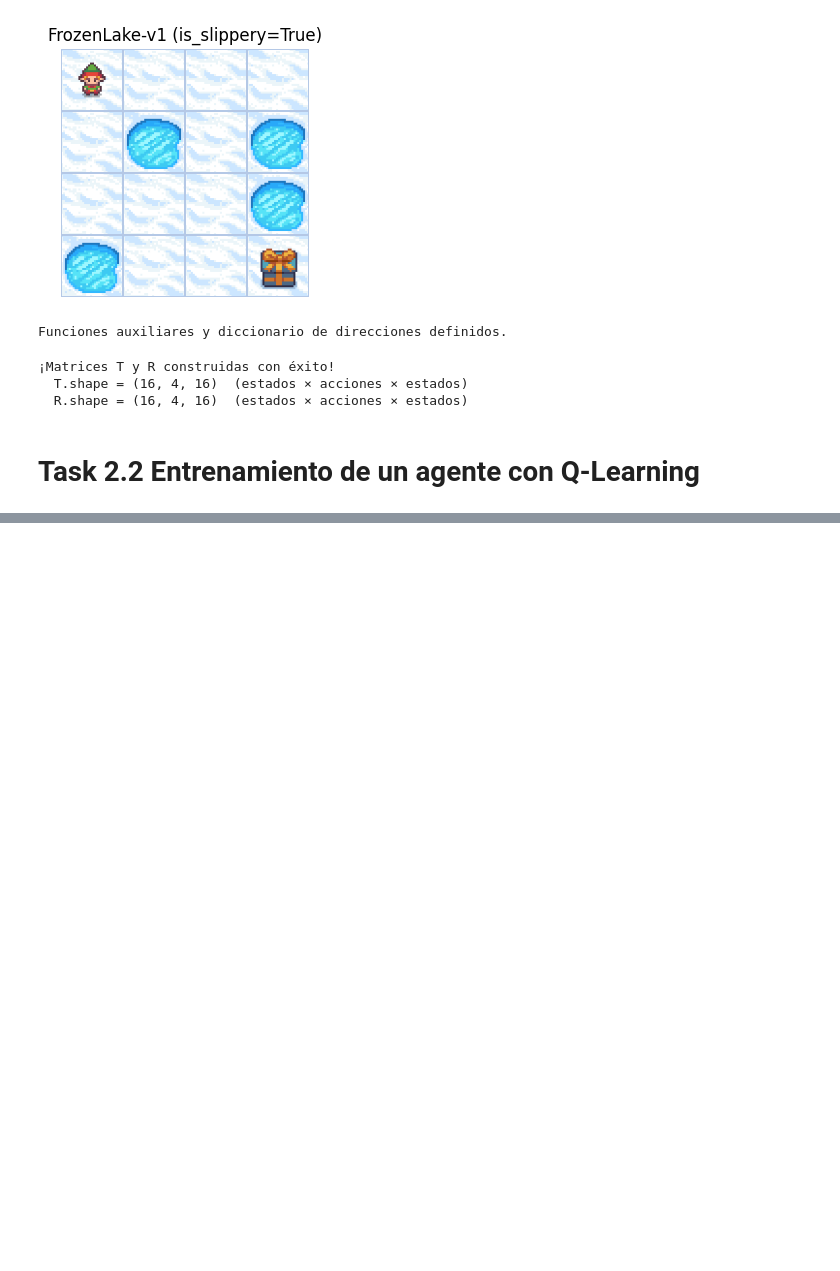
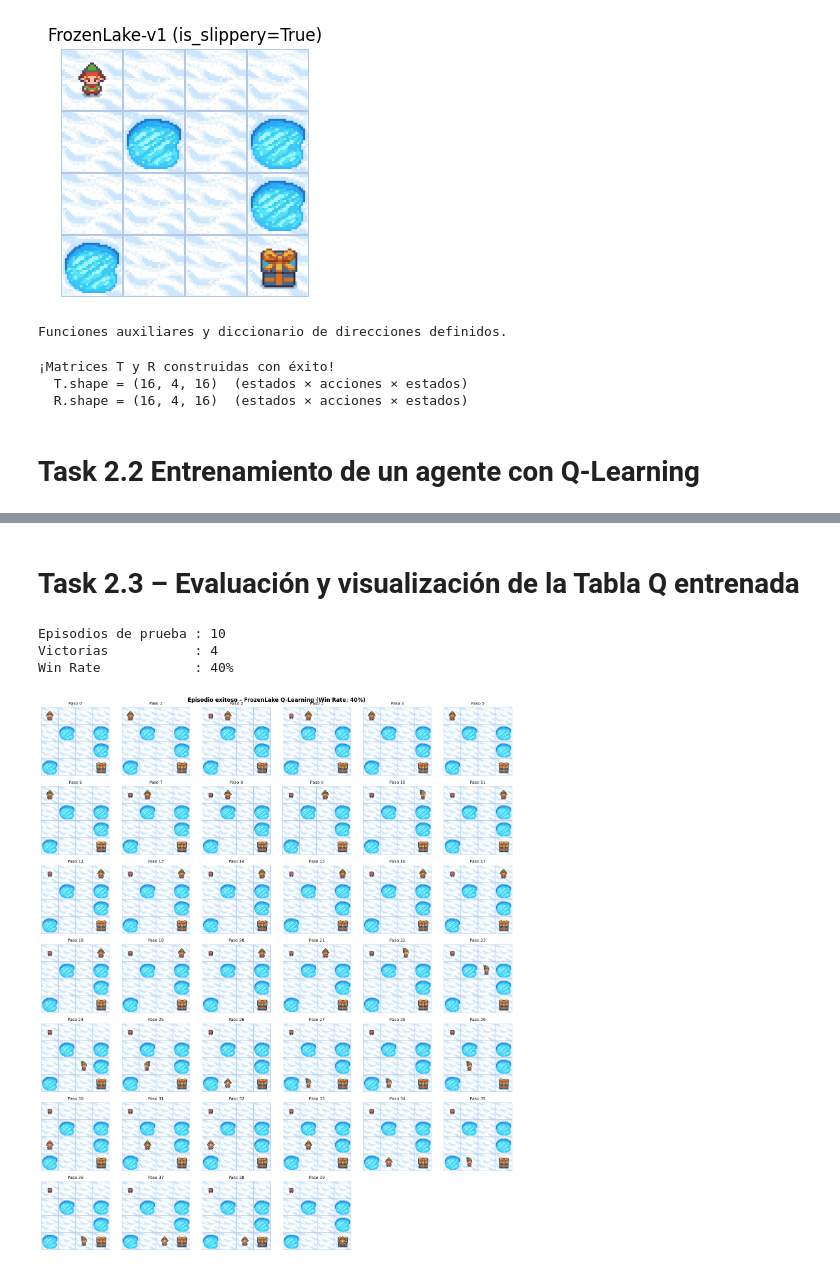
Before and after one commit to Vann06/Inteligencia_Artificial, a Jupyter notebook: Frozen_Lake_RL.ipynb, the cells around one changed output, grey strips where cells are left out. Drawn from its saved outputs; the diff is of its cells as text; code cells hidden in the pictures; blank space fills up the shorter version.

Commit message:
task 2.3 pruebas

```diff
--- a/Frozen_Lake_RL.ipynb
+++ b/Frozen_Lake_RL.ipynb
@@ -197,0 +198,68 @@ print(f"  Tasa de éxito (últimos 1000 ep): {np.mean(rewards_per_episode[-1000:
+# %% [markdown]
+# Task 2.3 – Evaluación y visualización de la Tabla Q entrenada
+# %%
+
+# ─── Task 2.3 – Evaluación sin exploración (ε = 0) ──────────────────────────
+
+TEST_EPISODES = 10
+
+# Entorno con render_mode para capturar frames del episodio exitoso
+env_test = gym.make("FrozenLake-v1", is_slippery=True, render_mode="rgb_array")
+
+wins           = 0
+successful_frames = None   # Guardaremos los frames del primer episodio ganado
+
+for ep in range(TEST_EPISODES):
+    state, _ = env_test.reset()
+    done      = False
+    frames    = [env_test.render()]  # Frame estado inicial
+
+    while not done:
+        action              = np.argmax(Q[state, :])          # Puramente codicioso (ε = 0)
+        state, reward, terminated, truncated, _ = env_test.step(action)
+        done                = terminated or truncated
+        frames.append(env_test.render())
+
+    if reward == 1.0:          # Llegó a la meta
+        wins += 1
+        if successful_frames is None:
+            successful_frames = frames  # Guardar primer episodio exitoso
+
+win_rate = wins / TEST_EPISODES
+print(f"Episodios de prueba : {TEST_EPISODES}")
+print(f"Victorias           : {wins}")
+print(f"Win Rate            : {win_rate:.0%}")
+
+env_test.close()
+
+# ─── Visualización de un episodio exitoso ────────────────────────────────────
+if successful_frames:
+    n_frames = len(successful_frames)
+    cols     = min(n_frames, 6)
+    rows     = (n_frames + cols - 1) // cols
+
+    fig, axes = plt.subplots(rows, cols, figsize=(cols * 2.5, rows * 2.5))
+    axes      = np.array(axes).flatten()
+
+    for i, frame in enumerate(successful_frames):
+        axes[i].imshow(frame)
+        axes[i].set_title(f"Paso {i}", fontsize=9)
+        axes[i].axis("off")
+
+    # Ocultar ejes sobrantes
+    for j in range(n_frames, len(axes)):
+        axes[j].set_visible(False)
+
+    fig.suptitle(
+        f"Episodio exitoso – FrozenLake Q-Learning (Win Rate: {win_rate:.0%})",
+        fontsize=12, fontweight="bold"
+    )
+    plt.tight_layout()
+    plt.show()
+else:
+    print("No se registró ningún episodio exitoso en los 10 intentos de prueba.")
+# %% [output]
+Episodios de prueba : 10
+Victorias           : 4
+Win Rate            : 40%
+[figure, added]
```
Also changed, not shown: parts of 1 cell of this notebook.
